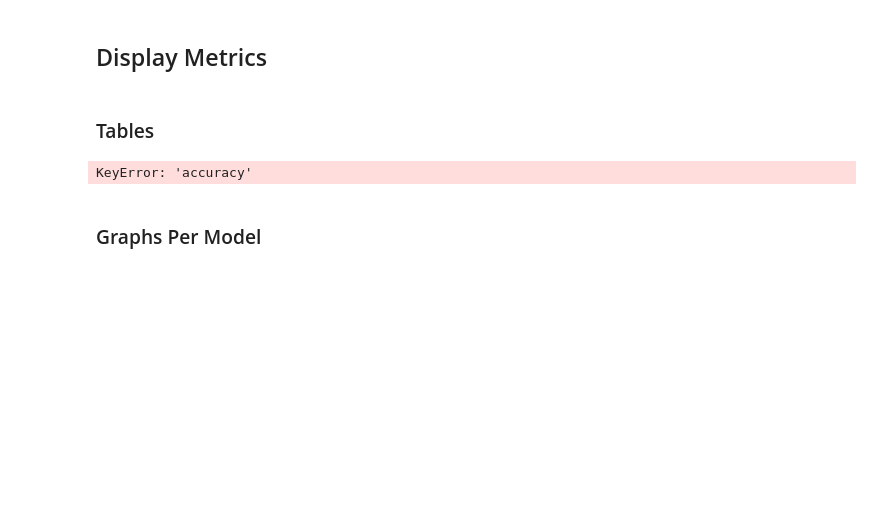
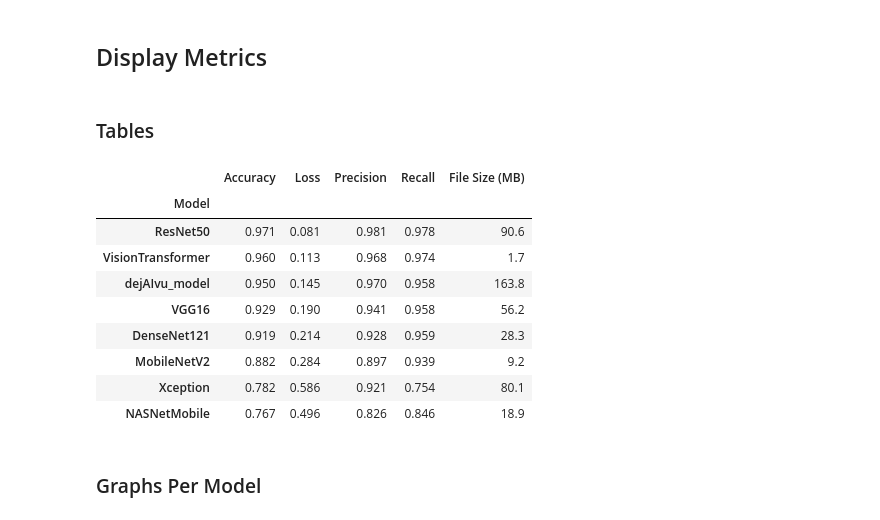
Before and after one commit to Noodulz/dejAIvu, a Jupyter notebook: model/training.ipynb, the cells around one changed output. Saved outputs shown, nothing was run; the diff lists cells and outputs as text; code cells hidden in the pictures; blank space fills up the shorter version.

```diff
--- a/model/training.ipynb
+++ b/model/training.ipynb
@@ -407,17 +417,16 @@ from IPython.display import display  # Alternative 1
 
 # Prepare results for table
 data = []
-for model_name, _ in results.items():
+for model_name, _ in models_dict.items():
     evals = load_evals(f"{model_name}_evals")
-    history = load_history(f"{model_name}_history")
 
-    # Extract final epoch metrics
     last_epoch_metrics = {
         "Model": model_name,
         "Accuracy": evals["accuracy"],
         "Loss": evals["loss"],
         "Precision": evals["precision"],
-        "Recall": evals["recall"]
+        "Recall": evals["recall"],
+        "File Size (MB)": model_file_sizes.get(model_name, "N/A")  # Add file size
     }
     data.append(last_epoch_metrics)
 
@@ -425,28 +434,47 @@ for model_name, _ in results.items():
 df = pd.DataFrame(data)
 
 # Highlight best model
-best_model_name = df.loc[df["Accuracy"].idxmax(), "Model"]  # Get the best model by Accuracy
-df["Best Model"] = df["Model"] == best_model_name  # Boolean column for best model
 
-display(df)
 
-df_sorted = df.sort_values(by="Accuracy", ascending=False)  # Sort models by accuracy
-
-plt.figure(figsize=(10, 5))
-plt.bar(df_sorted["Model"], df_sorted["Accuracy"], color=["blue" if model != best_model_name else "green" for model in df_sorted["Model"]])
-plt.xlabel("Model")
-plt.ylabel("Accuracy")
-plt.title("Model Accuracy Comparison")
-plt.xticks(rotation=45)
-plt.ylim(0, 1)  # Ensure accuracy stays within [0,1]
-plt.grid(axis="y", linestyle="--", alpha=0.7)
-
-# Highlight the best model in green
-for i, acc in enumerate(df_sorted["Accuracy"]):
-    plt.text(i, acc + 0.01, f"{acc:.3f}", ha="center", fontsize=10)
-
-plt.show()
+# Sort models by accuracy
+df_sorted = df.sort_values(by="Accuracy", ascending=False)
-# %% [output]
-KeyError: 'accuracy'
+# %%
+import pandas as pd
+
+# Convert numeric columns to float and format them nicely
+df_sorted["Accuracy"] = df_sorted["Accuracy"].astype(float).apply(lambda x: f"{x:.3f}")
+df_sorted["Loss"] = df_sorted["Loss"].astype(float).apply(lambda x: f"{x:.3f}")
+df_sorted["Precision"] = df_sorted["Precision"].astype(float).apply(lambda x: f"{x:.3f}")
+df_sorted["Recall"] = df_sorted["Recall"].astype(float).apply(lambda x: f"{x:.3f}")
+
+# Ensure File Size (MB) is formatted properly
+df_sorted["File Size (MB)"] = df_sorted["File Size (MB)"].apply(lambda x: f"{float(x):.1f}" if isinstance(x, (int, float)) else x)
+
+# Set "Model" column as index to avoid showing row numbers
+df_sorted = df_sorted.set_index("Model")
+
+# Apply Pandas Styler for better appearance
+styled_df = df_sorted.style.set_properties(**{
+    'background-color': '#f4f4f4',
+    'border': '1px solid black',
+    'color': 'black',
+    'text-align': 'center'
+}).set_table_styles([
+    {"selector": "thead th", "props": [("font-weight", "bold"), ("background-color", "#ddd")]}
+])
+
+# Display the formatted table in Jupyter Notebook
+display(styled_df)
+# %% [output]
+|  | Accuracy | Loss | Precision | Recall | File Size (MB) |
+| Model |  |  |  |  |  |
+| ResNet50 | 0.971 | 0.081 | 0.981 | 0.978 | 90.6 |
+| VisionTransformer | 0.960 | 0.113 | 0.968 | 0.974 | 1.7 |
+| dejAIvu_model | 0.950 | 0.145 | 0.970 | 0.958 | 163.8 |
+| VGG16 | 0.929 | 0.190 | 0.941 | 0.958 | 56.2 |
+| DenseNet121 | 0.919 | 0.214 | 0.928 | 0.959 | 28.3 |
+| MobileNetV2 | 0.882 | 0.284 | 0.897 | 0.939 | 9.2 |
+| Xception | 0.782 | 0.586 | 0.921 | 0.754 | 80.1 |
+| NASNetMobile | 0.767 | 0.496 | 0.826 | 0.846 | 18.9 |
 # %% [markdown]
 ### Graphs Per Model
```
Also changed, not shown: parts of 6 cells of this notebook, 1 other file.
